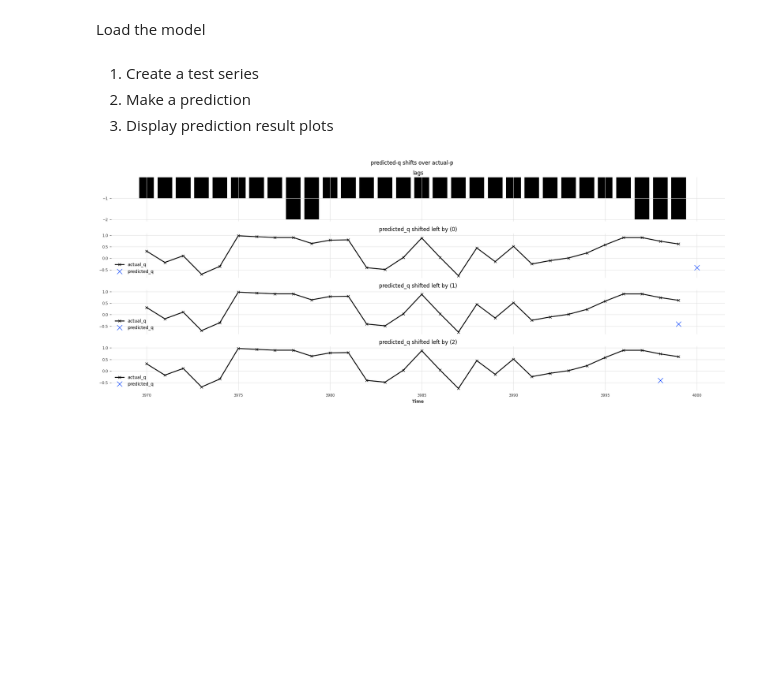
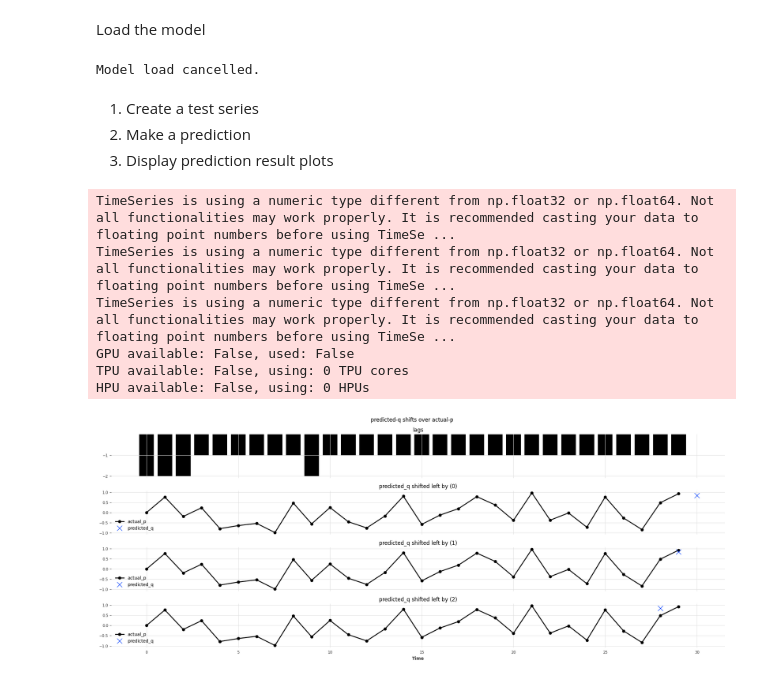
Before and after one commit to dshulman/darts, a Jupyter notebook: examples/104.ipynb, the cells around one changed output. Saved outputs shown, nothing was run; the diff lists cells and outputs as text; code cells hidden in the pictures; blank space fills up the shorter version.

Commit message:
104 Fixed pred plots

```diff
--- a/examples/104.ipynb
+++ b/examples/104.ipynb
@@ -61,9 +63,9 @@ warnings.filterwarnings("ignore")
 Project parameters
 # %%
 SERIES_FIGSIZE = (20, 4)
-SWITCH_PROB = 0.1
+SWITCH_PROB = 0.025
 LAG_COLLAR = 2
-TRAIN_SERIES_LEN = 4_000
+TRAIN_SERIES_LEN = 12_000
 VAL_SERIES_LEN = 400
 INPUT_CHUNK_LEN = 30
 OUTPUT_CHUNK_LEN = 1
@@ -652,7 +586,7 @@ Create and fit the model
 confirm = input("Do you want to create and fit the model? (yes/no): ")
 
 if confirm.lower() == "yes":
-    model = create_BlockRNNModel(n_epochs=400)
+    model = create_BlockRNNModel(n_epochs=100)
     model.fit(series=train_p_q, val_series=val_p_q, verbose=True)
 else:
     print("Create model and fit cancelled.")
@@ -677,7 +633,7 @@ Save the model
 confirm = input("Do you want to save the model? (yes/no): ")
 
 if confirm.lower() == "yes":
-    MODEL_PATH = r"./darts_logs/variable_lag/model_save_25_1_.01_400_P0.1_IN30"
+    MODEL_PATH = r"./darts_logs/variable_lag/model_save_100_5_0.3_100_P0.025_lr1e-4"
     model_file_path = Path(MODEL_PATH + "/model.pt")
     model_file_path.parent.mkdir(parents=True, exist_ok=True)
     model.save(str(model_file_path))
@@ -690,20 +646,25 @@ Load the model
 confirm = input("Do you want to load the model? (yes/no): ")
 
 if confirm.lower() == "yes":
-    MODEL_PATH = r"./darts_logs/variable_lag/model_save_50_2_0.1_80_P0.1"
+    MODEL_PATH = r"./darts_logs/variable_lag/model_save_100_3_0.2_500_P0.025"
     model_file_path = Path(MODEL_PATH + "/model.pt")
     model = BlockRNNModel.load(str(model_file_path))
 else:
     print("Model load cancelled.")
+# %% [output]
+Model load cancelled.
 # %% [markdown]
 1. Create a test series
 2. Make a prediction
 3. Display prediction result plots
 # %%
+# train_p_q, train_lags
+
+
 # Generate a test series of length TRAIN_SERIES_LEN to exercise variable lag generation
-test_series_len = TRAIN_SERIES_LEN
+test_series_len = INPUT_CHUNK_LEN
 test_series, test_lags = create_variable_lag_p_q_series(
-    n_values=test_series_len, switch_prob=SWITCH_PROB, lag_collar=LAG_COLLAR
+    n_values=test_series_len, switch_prob=0.3, lag_collar=LAG_COLLAR
 )
 test_lags = test_lags.astype(np.int32)
 
@@ -717,57 +678,64 @@ test_lags = test_lags.astype(np.int32)
 # )
 
 # Reduce the test series to the last INPUT_CHUNK_LEN  values
-test_series = test_series[-INPUT_CHUNK_LEN:]
-test_lags = test_lags[-INPUT_CHUNK_LEN:]
+# test_series = test_series[-INPUT_CHUNK_LEN:]
+# test_lags = test_lags[-INPUT_CHUNK_LEN:]
 
 # Predict the test series
 pred_series = model.predict(n=1, series=test_series)
 
 # Plot the results
 ic_end_len_display = (
-    INPUT_CHUNK_LEN  # The number of actual values at the end of the input chunk to show
+    INPUT_CHUNK_LEN # The number of actual values at the end of the input chunk to show
 )
 display_start_idx = INPUT_CHUNK_LEN - ic_end_len_display
 display_end_idx = INPUT_CHUNK_LEN
-n_subplots = LAG_COLLAR + 2 # lag collar + lags + shift of zero
+n_subplots = LAG_COLLAR + 2 # lag shift plots + shift of zero plot + lags plot
 fig, axes = plt.subplots(
     nrows=n_subplots,
     figsize=(20, 8),
+    # figsize=(20, 4),
     gridspec_kw={"height_ratios": [1 for i in range(n_subplots)]},
     sharex=True,
 )
 # plot the lags
 ax0 = axes[0]
 x = test_lags.time_index.values[display_start_idx:display_end_idx]
 height = test_lags.values().squeeze()[display_start_idx:display_end_idx]
 ax0.bar(x, height, align="center")
 ax0.set_yticks([-1, -2])
 ax0.set_title("lags")
 ax0.legend()
 
 # plot p with shifted q
 def plot_shifts(axes, shift):
     axes_idx = shift + 1
-    # test_series["p"][display_start_idx:display_end_idx].plot(
-    #     ax=axes[axes_idx], label="actual_p", marker="o"
+    test_series["p"][display_start_idx:display_end_idx].plot(
+        ax=axes[axes_idx], label="actual_p", marker="o"
+    )
+    # test_series["q"][display_start_idx:display_end_idx].plot(
+    #     ax=axes[axes_idx], label="actual_q", marker="x"
     # )
-    test_series["q"][display_start_idx:display_end_idx].plot(
-        ax=axes[axes_idx], label="actual_q", marker="x"
-    )
     pred_shifted = pred_series.shift(-shift)  # type: ignore
     pred_shifted["q"].plot(
         ax=axes[axes_idx], label="predicted_q", marker="x", markersize=12
     )
     axes[axes_idx].set_xlabel(None)
     axes[axes_idx].set_title(f"predicted_q shifted left by ({shift})")
     axes[axes_idx].legend(loc='lower left')
 
 for i in range(LAG_COLLAR + 1):
     shift = i
     plot_shifts(axes, shift)
 axes[-1].set_xlabel("Time")
 fig.suptitle("predicted-q shifts over actual-p")
 plt.tight_layout()
 plt.show()
 # %% [output]
+TimeSeries is using a numeric type different from np.float32 or np.float64. Not all functionalities may work properly. It is recommended casting your data to floating point numbers before using TimeSe ...
+TimeSeries is using a numeric type different from np.float32 or np.float64. Not all functionalities may work properly. It is recommended casting your data to floating point numbers before using TimeSe ...
+TimeSeries is using a numeric type different from np.float32 or np.float64. Not all functionalities may work properly. It is recommended casting your data to floating point numbers before using TimeSe ...
+GPU available: False, used: False
+TPU available: False, using: 0 TPU cores
+HPU available: False, using: 0 HPUs
-[figure, old version]
+[figure, new version]
```
Also changed, not shown: parts of 7 cells of this notebook.
